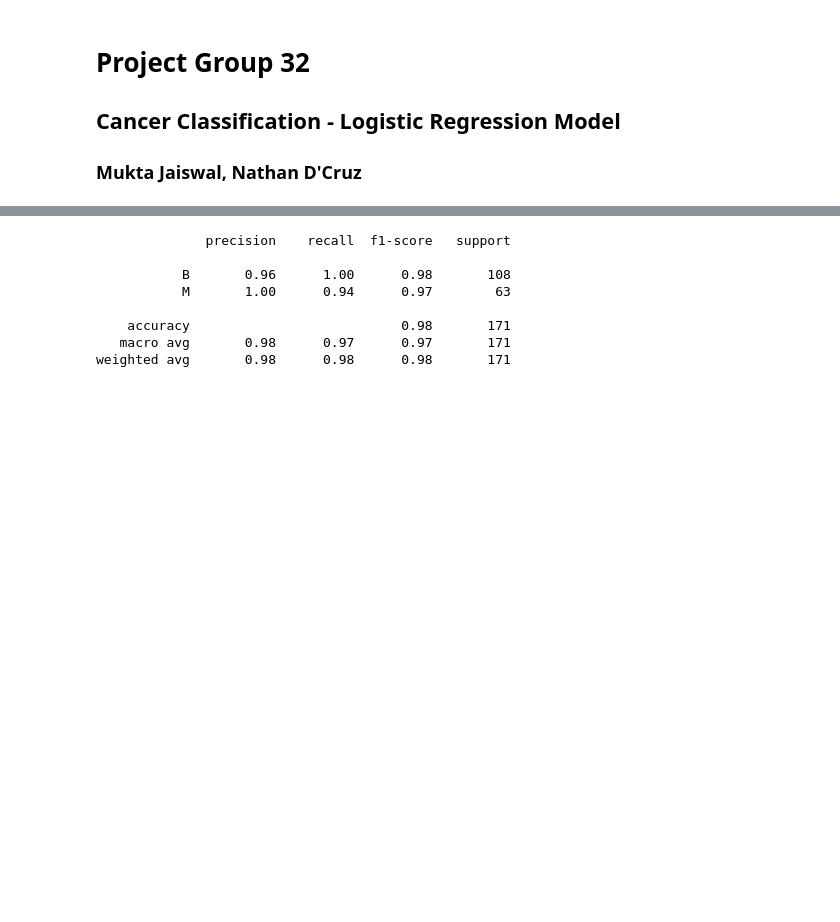
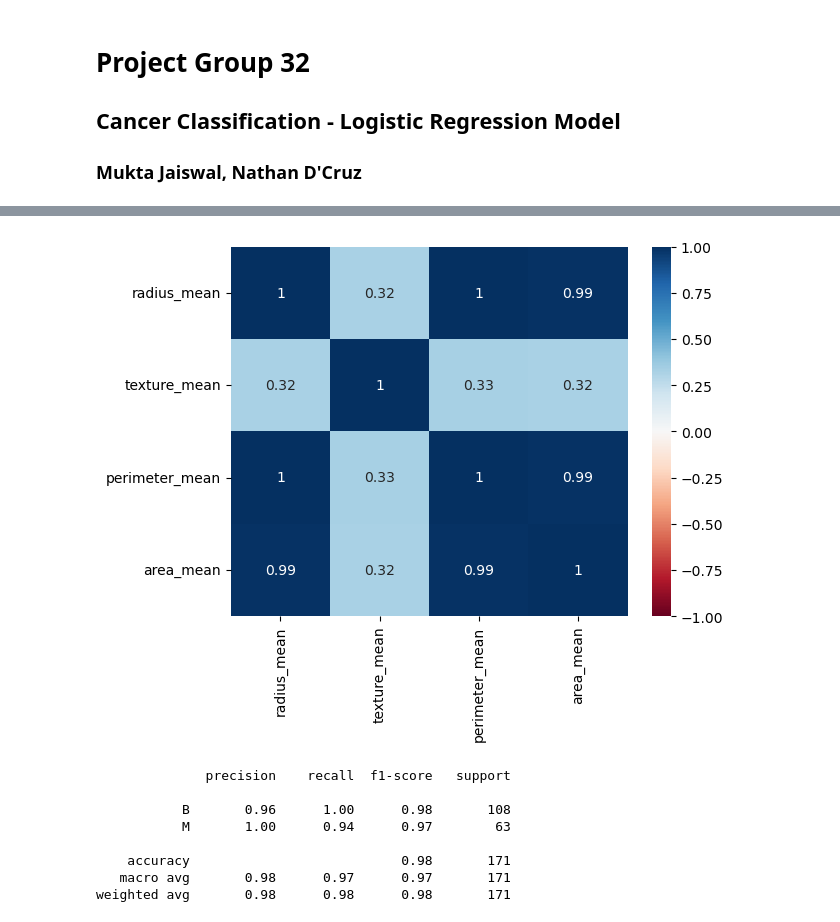
Before and after one commit to nathan-dcruz/ECS171-G32, a Jupyter notebook: G32-Logistic-Regression.ipynb, the cells around one changed output, grey strips where cells are left out. Drawn from its saved outputs; the diff is of its cells as text; code cells hidden in the pictures; blank space fills up the shorter version.

```diff
--- a/G32-Logistic-Regression.ipynb
+++ b/G32-Logistic-Regression.ipynb
@@ -29,3 +51,10 @@ dataset = pd.read_csv(DATA_FILE_NAME)
+# %%
+# Data visualization
+correlation = dataset.iloc[:,2:6].copy().corr()
+sns.heatmap(correlation, annot=True, vmin=-1, vmax=1, cmap="RdBu")
+plt.show()
+# %% [output]
+[figure, added]
 # %%
 # Pre-process data
 X = dataset.drop('diagnosis', axis=1).drop('id', axis=1)
```
Also changed, not shown: parts of 8 cells of this notebook.
